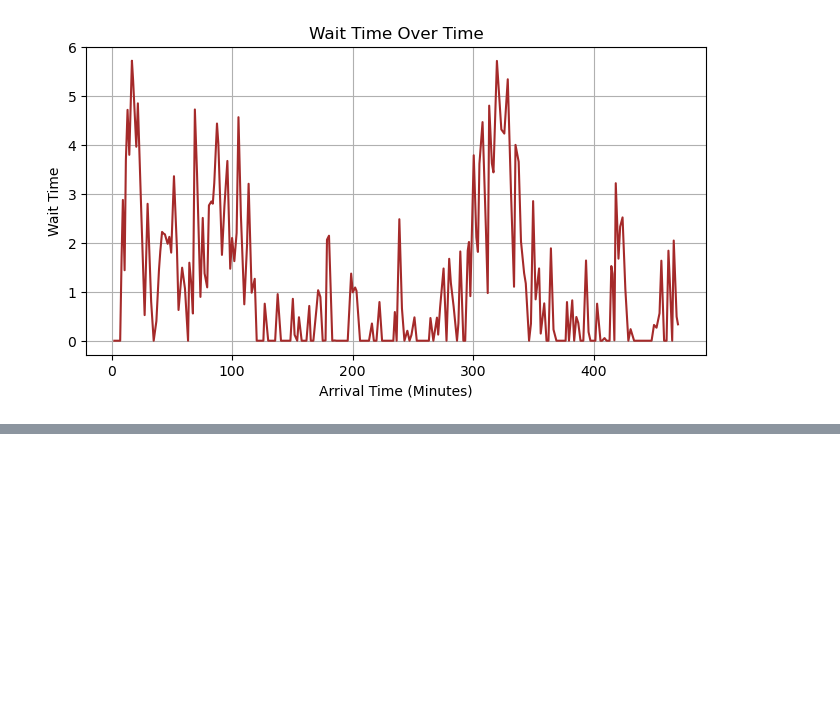
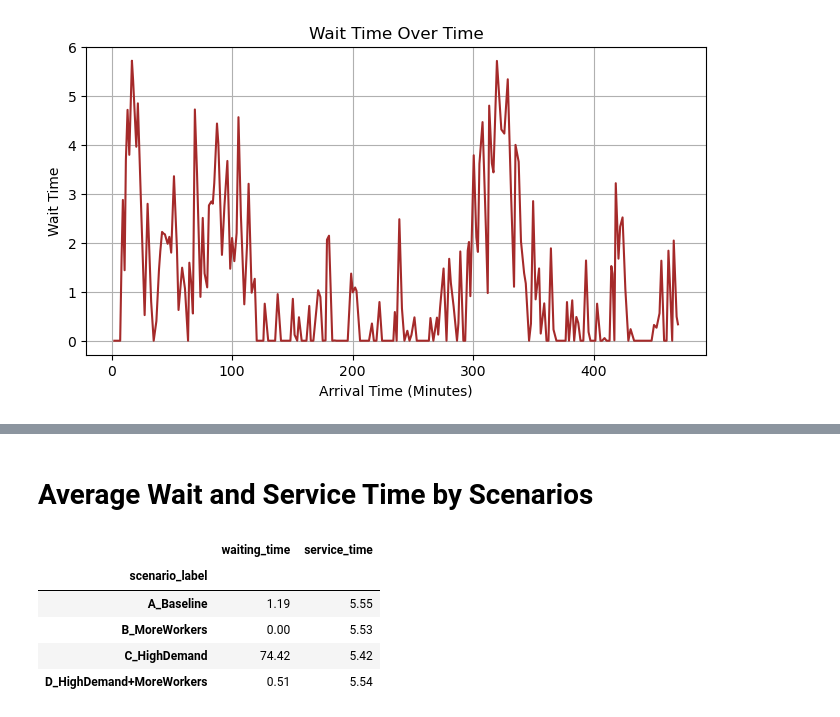
Before and after one commit to hejazn86/warehouse-simulation-logistics, a Jupyter notebook: notebooks/analyse_simulation/analyse_simulation.ipynb, the cells around one changed output, grey strips where cells are left out. Cells and saved outputs as stored; diff of their text form; code cells hidden in the pictures; blank space fills up the shorter version.

```diff
--- a/notebooks/analyse_simulation/analyse_simulation.ipynb
+++ b/notebooks/analyse_simulation/analyse_simulation.ipynb
@@ -70,0 +84,11 @@ plt.show()
+# %% [markdown]
+# Average Wait and  Service Time by Scenarios
+# %%
+df_all.groupby('scenario_label')[['waiting_time', 'service_time']].mean(). round(2)
+# %% [output]
+|  | waiting_time | service_time |
+| scenario_label |  |  |
+| A_Baseline | 1.19 | 5.55 |
+| B_MoreWorkers | 0.00 | 5.53 |
+| C_HighDemand | 74.42 | 5.42 |
+| D_HighDemand+MoreWorkers | 0.51 | 5.54 |
```
Also changed, not shown: parts of 4 cells of this notebook.
